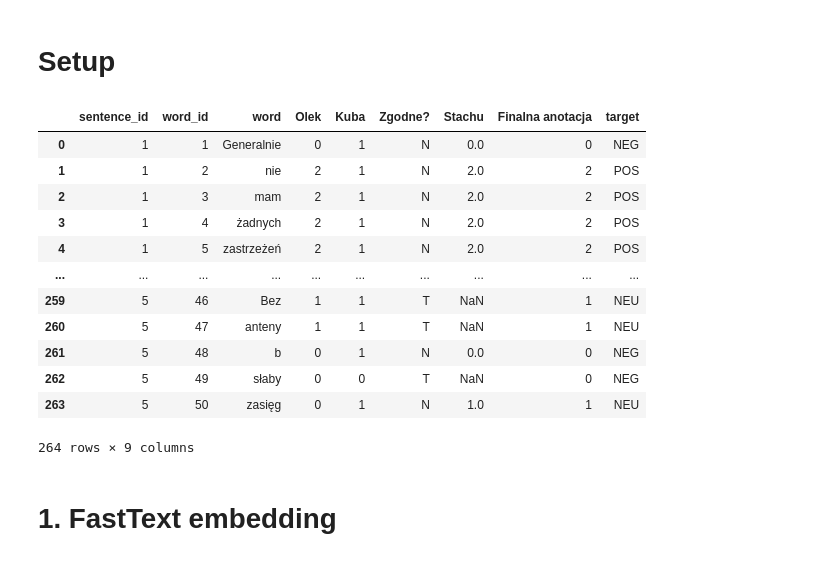
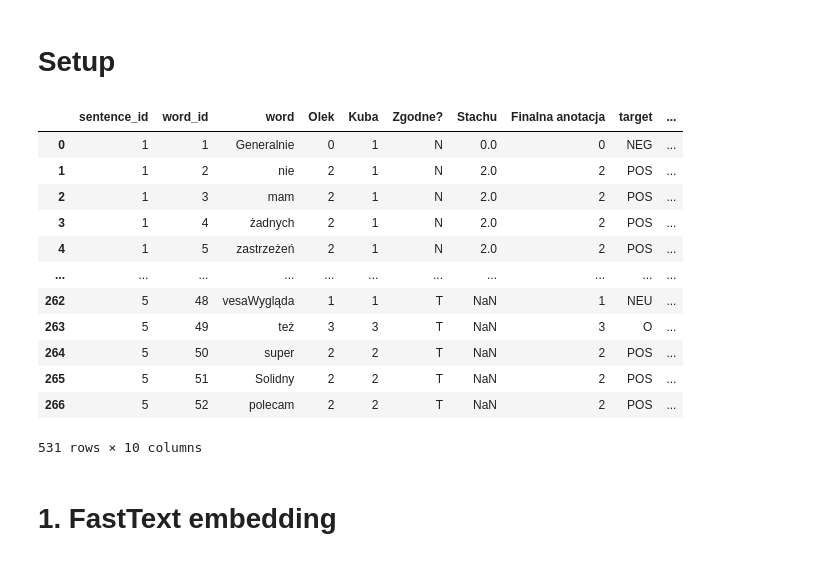
Before and after one commit to stethbo/nlp-winter2024, a Jupyter notebook: word_embeddings.ipynb, the cells around one changed output. Drawn from its saved outputs; the diff is of its cells as text; code cells hidden in the pictures.

```diff
--- a/word_embeddings.ipynb
+++ b/word_embeddings.ipynb
@@ -33,34 +33,41 @@ model_word2vec = gensim.models.KeyedVectors.load_word2vec_format(
 # %%
 import pandas as pd
 
-excel_file = 'annotations_all_batches.xlsx'
+excel_file = 'save_data/annotations_all_batches.xlsx'
 data = pd.DataFrame()
-for sheet in ["WORD - FIRST BATCH"]:
+for sheet in ["WORD - FIRST BATCH", "WORD - SECOND BATCH"]:
     df = pd.read_excel(excel_file, sheet_name=sheet, header=8, usecols='A:H')
     data = pd.concat([data, df])
 
 data.rename(columns={"text": "sentence"}, inplace=True)
 target_map = {
     0: "NEG",
     1: "NEU",
     2: "POS",
     3: "O",}
+
+target_map_combine = {
+    0: "NEG",
+    1: "NEU/O",
+    2: "POS",
+    3: "NEU/O",}
 data['target'] = data['Finalna anotacja'].map(target_map)
+data['target_combine'] = data['Finalna anotacja'].map(target_map_combine)
 data
 # %% [output]
-|  | sentence_id | word_id | word | Olek | Kuba | Zgodne? | Stachu | Finalna anotacja | target |
-| 0 | 1 | 1 | Generalnie | 0 | 1 | N | 0.0 | 0 | NEG |
-| 1 | 1 | 2 | nie | 2 | 1 | N | 2.0 | 2 | POS |
-| 2 | 1 | 3 | mam | 2 | 1 | N | 2.0 | 2 | POS |
-| 3 | 1 | 4 | żadnych | 2 | 1 | N | 2.0 | 2 | POS |
-| 4 | 1 | 5 | zastrzeżeń | 2 | 1 | N | 2.0 | 2 | POS |
-| ... | ... | ... | ... | ... | ... | ... | ... | ... | ... |
-| 259 | 5 | 46 | Bez | 1 | 1 | T | NaN | 1 | NEU |
-| 260 | 5 | 47 | anteny | 1 | 1 | T | NaN | 1 | NEU |
-| 261 | 5 | 48 | b | 0 | 1 | N | 0.0 | 0 | NEG |
-| 262 | 5 | 49 | słaby | 0 | 0 | T | NaN | 0 | NEG |
-| 263 | 5 | 50 | zasięg | 0 | 1 | N | 1.0 | 1 | NEU |
+|  | sentence_id | word_id | word | Olek | Kuba | Zgodne? | Stachu | Finalna anotacja | target | ... |
+| 0 | 1 | 1 | Generalnie | 0 | 1 | N | 0.0 | 0 | NEG | ... |
+| 1 | 1 | 2 | nie | 2 | 1 | N | 2.0 | 2 | POS | ... |
+| 2 | 1 | 3 | mam | 2 | 1 | N | 2.0 | 2 | POS | ... |
+| 3 | 1 | 4 | żadnych | 2 | 1 | N | 2.0 | 2 | POS | ... |
+| 4 | 1 | 5 | zastrzeżeń | 2 | 1 | N | 2.0 | 2 | POS | ... |
+| ... | ... | ... | ... | ... | ... | ... | ... | ... | ... | ... |
+| 262 | 5 | 48 | vesaWygląda | 1 | 1 | T | NaN | 1 | NEU | ... |
+| 263 | 5 | 49 | też | 3 | 3 | T | NaN | 3 | O | ... |
+| 264 | 5 | 50 | super | 2 | 2 | T | NaN | 2 | POS | ... |
+| 265 | 5 | 51 | Solidny | 2 | 2 | T | NaN | 2 | POS | ... |
+| 266 | 5 | 52 | polecam | 2 | 2 | T | NaN | 2 | POS | ... |
-264 rows × 9 columns
+531 rows × 10 columns
 # %% [markdown]
 # 1. FastText embedding
 # %%
```
Also changed, not shown: parts of 12 cells of this notebook.
